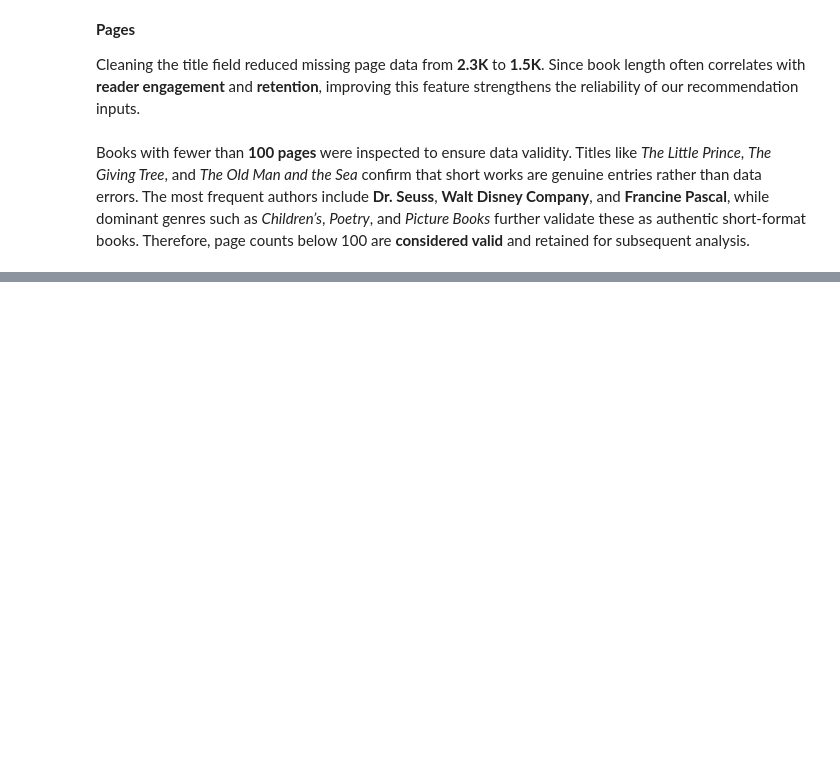
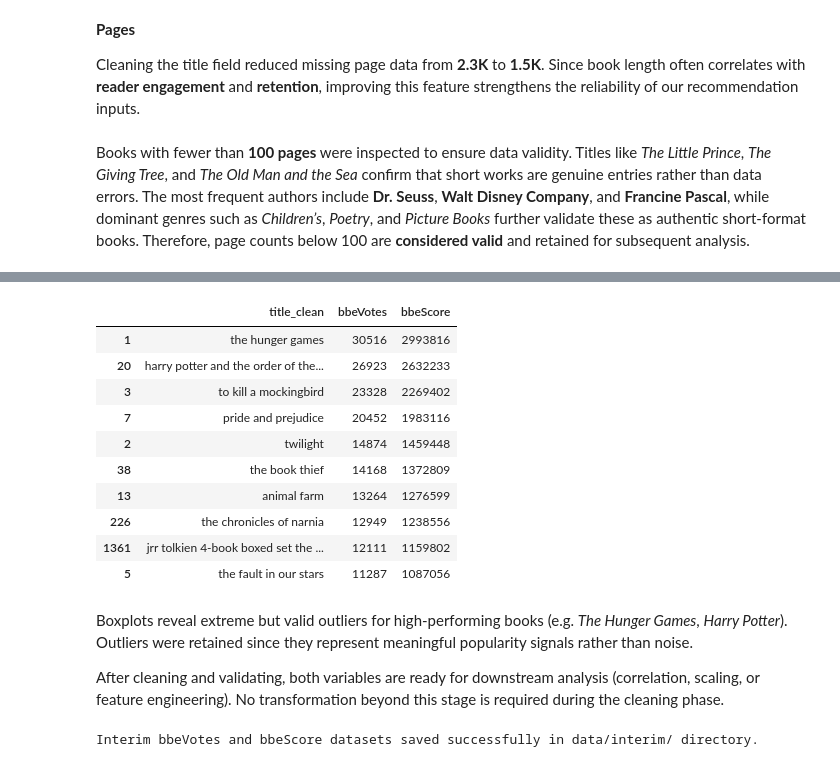
Before and after one commit to larevolucia/bookwise-analytics, a Jupyter notebook: notebooks/02_Data_Cleaning.ipynb, the cells around one changed output, grey strips where cells are left out. Saved outputs shown, nothing was run; the diff lists cells and outputs as text; code cells hidden in the pictures; blank space fills up the shorter version.

```diff
--- a/notebooks/02_Data_Cleaning.ipynb
+++ b/notebooks/02_Data_Cleaning.ipynb
@@ -1528,0 +1634,31 @@ Therefore, page counts below 100 are **considered valid** and retained for subse
+# %%
+outliers = bbe_clean.nlargest(10, 'bbeVotes')[['title_clean', 'bbeVotes', 'bbeScore']]
+outliers
+# %% [output]
+|  | title_clean | bbeVotes | bbeScore |
+| 1 | the hunger games | 30516 | 2993816 |
+| 20 | harry potter and the order of the... | 26923 | 2632233 |
+| 3 | to kill a mockingbird | 23328 | 2269402 |
+| 7 | pride and prejudice | 20452 | 1983116 |
+| 2 | twilight | 14874 | 1459448 |
+| 38 | the book thief | 14168 | 1372809 |
+| 13 | animal farm | 13264 | 1276599 |
+| 226 | the chronicles of narnia | 12949 | 1238556 |
+| 1361 | jrr tolkien 4-book boxed set the ... | 12111 | 1159802 |
+| 5 | the fault in our stars | 11287 | 1087056 |
+# %% [markdown]
+ Boxplots reveal extreme but valid outliers for high-performing books (e.g. *The Hunger Games*, *Harry Potter*). Outliers were retained since they represent meaningful popularity signals rather than noise.
+
+ After cleaning and validating, both variables are ready for downstream analysis (correlation, scaling, or feature engineering). No transformation beyond this stage is required during the cleaning phase.
+# %%
+from pathlib import Path
+
+version = 12
+
+interim_bbe_path = Path("data/interim/bbe")
+
+bbe_clean.to_csv(interim_bbe_path / f"bbe_clean_v{version}.csv", index=False)
+
+print("Interim bbeVotes and bbeScore datasets saved successfully in data/interim/ directory.")
+# %% [output]
+Interim bbeVotes and bbeScore datasets saved successfully in data/interim/ directory.
```
Also changed, not shown: parts of 16 cells of this notebook.
